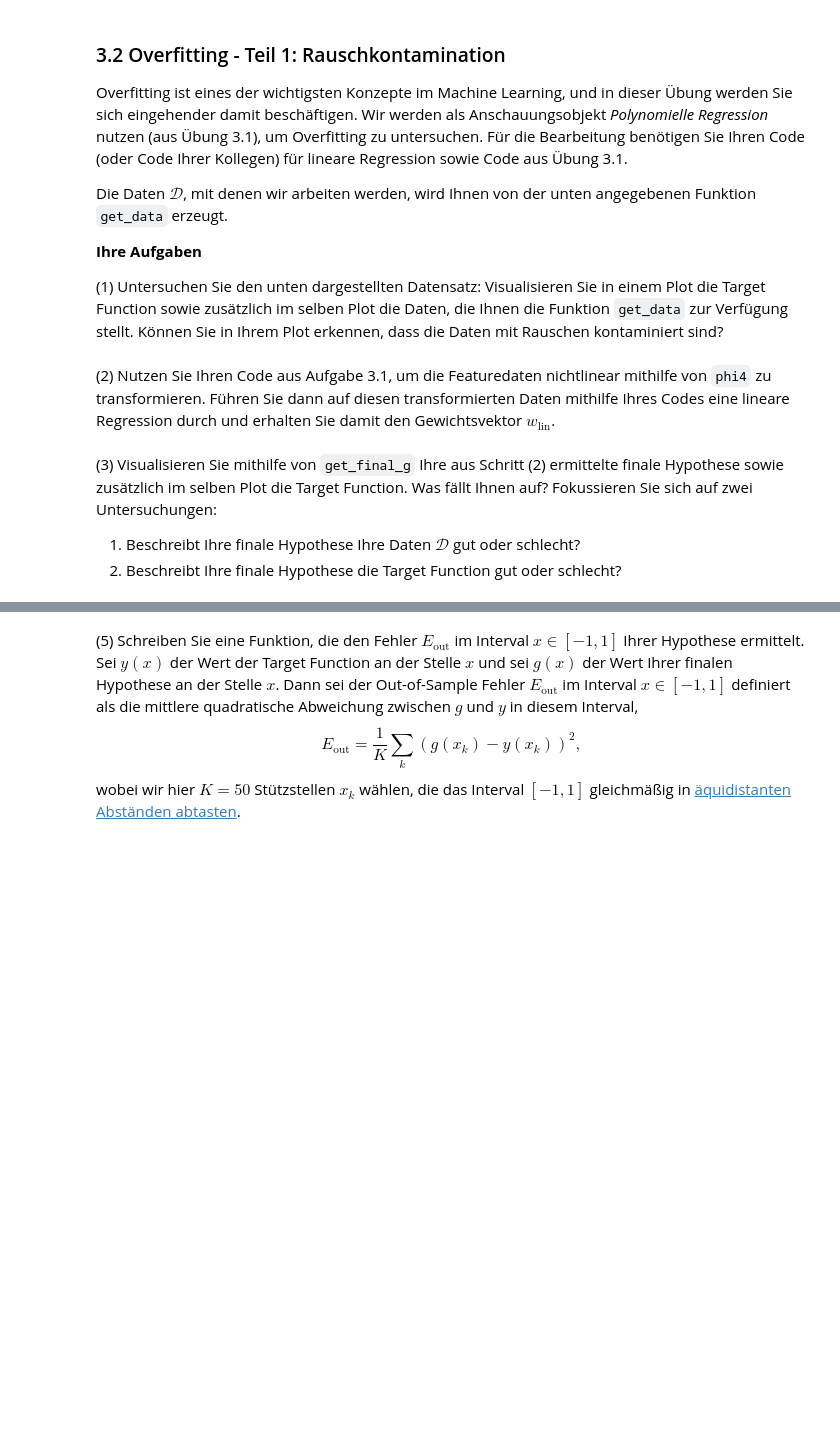
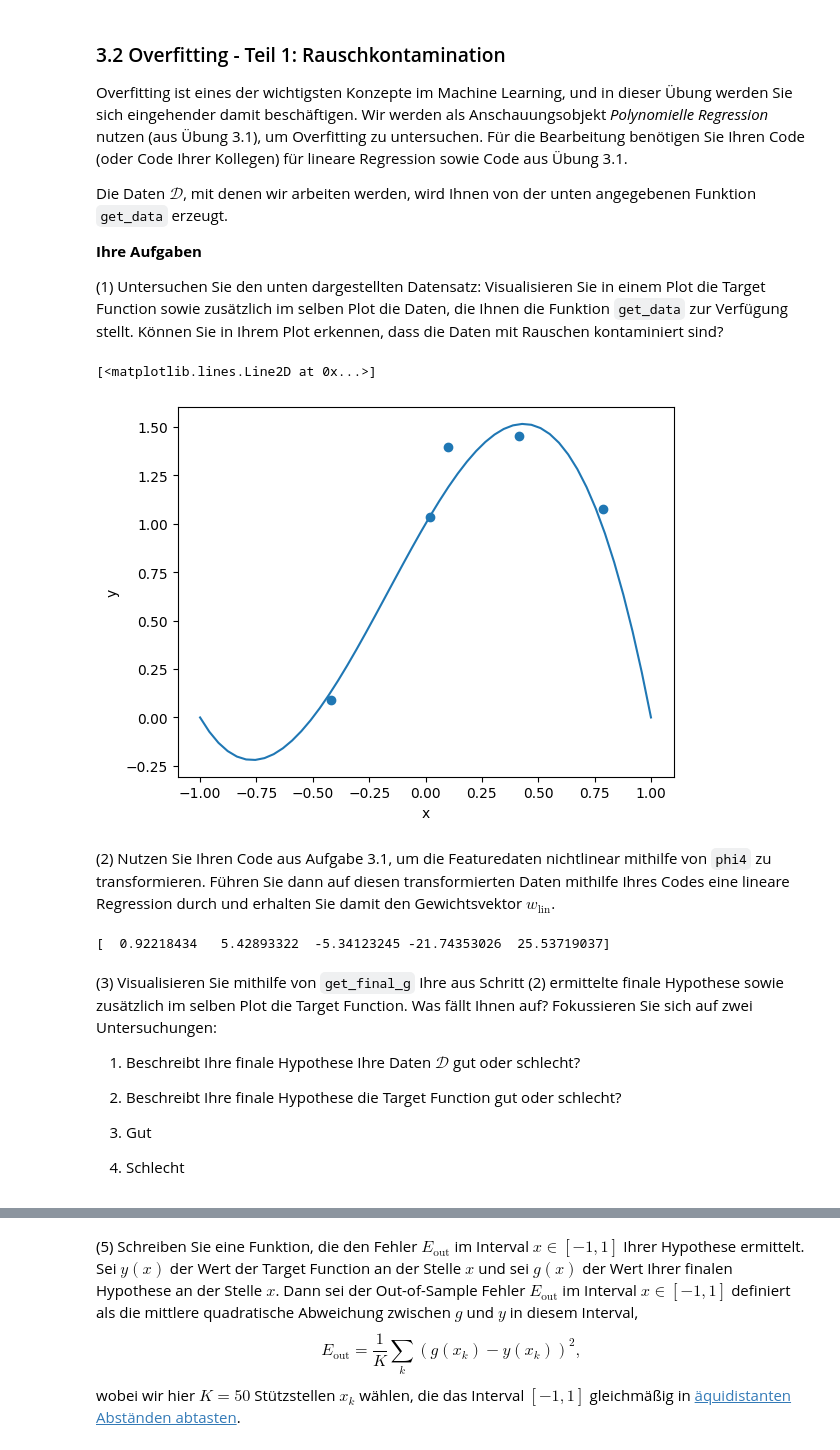
Before and after one commit to Emanuel162/MachineLearning, a Jupyter notebook: UebungenML/SJMN-3.ipynb, the cells around one changed output, grey strips where cells are left out. Saved outputs shown, nothing was run; the diff lists cells and outputs as text; code cells hidden in the pictures; blank space fills up the shorter version.

```diff
--- a/UebungenML/SJMN-3.ipynb
+++ b/UebungenML/SJMN-3.ipynb
@@ -144,9 +141,29 @@ def get_data(sigma=0, N=5):
 
 
 X_3_2, y_3_2 = get_data(N=5,sigma=.1)
+# %%
+plt.scatter(X_3_2,y_3_2)
+intervall=np.linspace(-1,1)
+f=get_target_function()
+plt.xlabel("x")
+plt.ylabel("y")
+plt.plot(intervall,f(intervall))
+# %% [output]
+[<matplotlib.lines.Line2D at 0x...>]
+[figure, added]
 # %% [markdown]
 (2) Nutzen Sie Ihren Code aus Aufgabe 3.1, um die Featuredaten nichtlinear mithilfe von `phi4` zu transformieren. Führen Sie dann auf diesen transformierten Daten mithilfe Ihres Codes eine lineare Regression durch und erhalten Sie damit den Gewichtsvektor $w_\text{lin}$.
+# %%
+
+X=phi4(X_3_2)
+w_lin=lin_reg(X,y_3_2)
+print(w_lin)
+# %% [output]
+[  0.92218434   5.42893322  -5.34123245 -21.74353026  25.53719037]
 # %% [markdown]
 (3) Visualisieren Sie mithilfe von `get_final_g` Ihre aus Schritt (2) ermittelte finale Hypothese sowie zusätzlich im selben Plot die Target Function. Was fällt Ihnen auf? Fokussieren Sie sich auf zwei Untersuchungen:
 1. Beschreibt Ihre finale Hypothese Ihre Daten $\mathcal{D}$ gut oder schlecht?
 2. Beschreibt Ihre finale Hypothese die Target Function gut oder schlecht?
+
+1. Gut
+2. Schlecht
```
Also changed, not shown: parts of 4 cells of this notebook.
